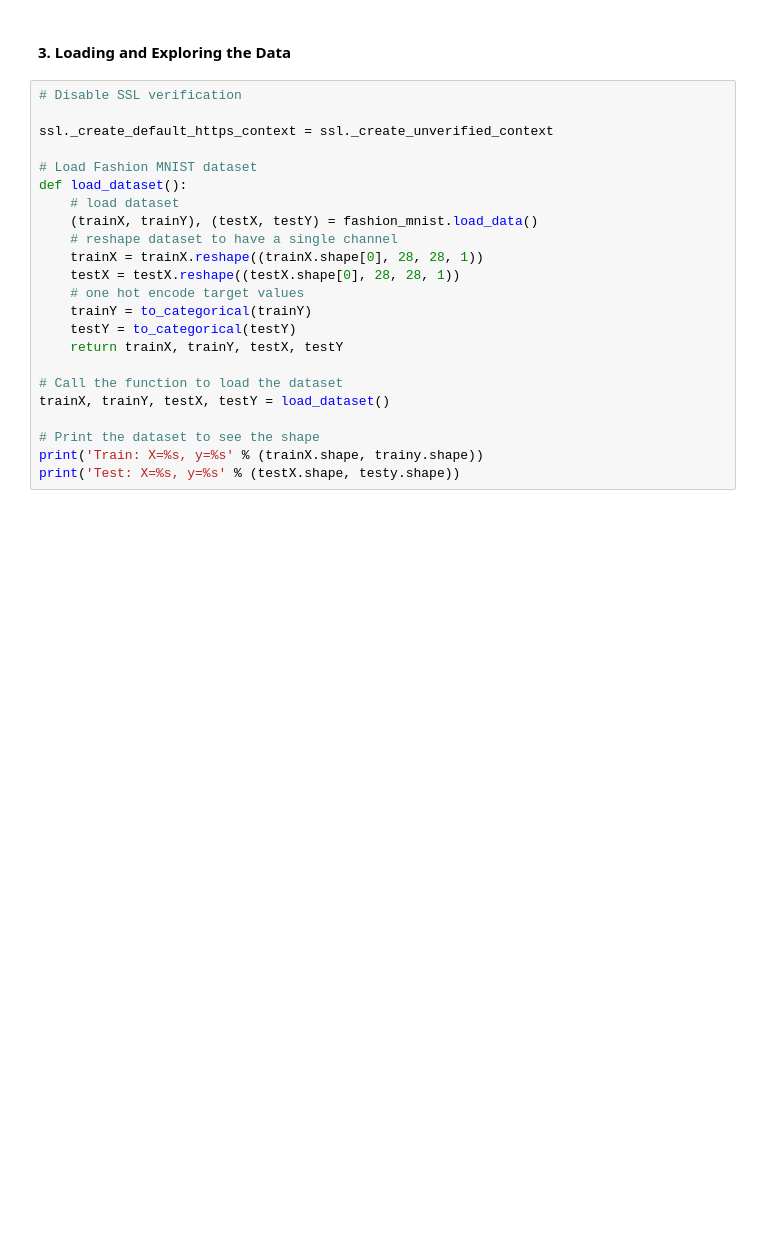
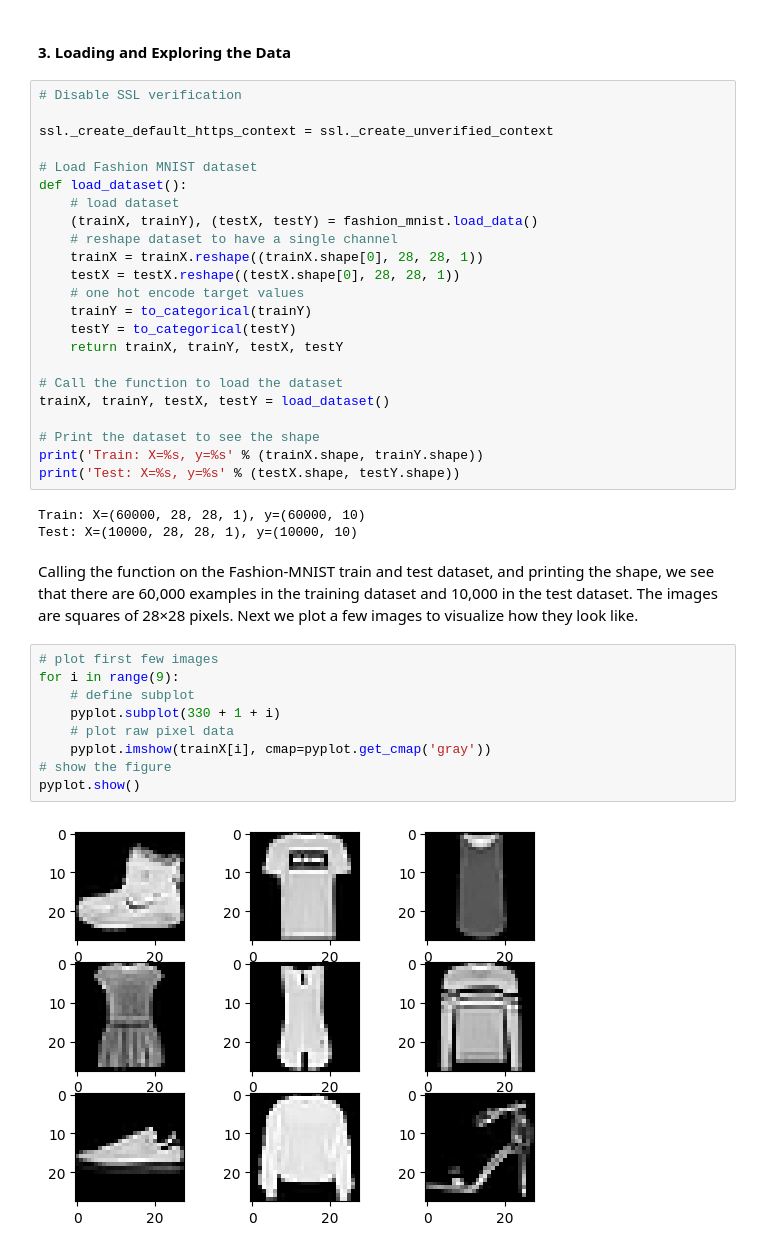
Before and after one commit to MugoDom/cnn-fashion-mnist, a Jupyter notebook: notebook/cnn_fashion_mnist.ipynb, the cells around one changed output. Cells and saved outputs as stored; diff of their text form; blank space fills up the shorter version.

```diff
--- a/notebook/cnn_fashion_mnist.ipynb
+++ b/notebook/cnn_fashion_mnist.ipynb
@@ -68,5 +68,21 @@ def load_dataset():
 trainX, trainY, testX, testY = load_dataset()
 
 # Print the dataset to see the shape
-print('Train: X=%s, y=%s' % (trainX.shape, trainy.shape))
-print('Test: X=%s, y=%s' % (testX.shape, testy.shape))
+print('Train: X=%s, y=%s' % (trainX.shape, trainY.shape))
+print('Test: X=%s, y=%s' % (testX.shape, testY.shape))
+# %% [output]
+Train: X=(60000, 28, 28, 1), y=(60000, 10)
+Test: X=(10000, 28, 28, 1), y=(10000, 10)
+# %% [markdown]
+Calling the function on the Fashion-MNIST train and test dataset, and printing the shape, we see that there are 60,000 examples in the training dataset and 10,000 in the test dataset. The images are squares of 28×28 pixels. Next we plot a few images to visualize how they look like.
+# %%
+# plot first few images
+for i in range(9):
+	# define subplot
+	pyplot.subplot(330 + 1 + i)
+	# plot raw pixel data
+	pyplot.imshow(trainX[i], cmap=pyplot.get_cmap('gray'))
+# show the figure
+pyplot.show()
+# %% [output]
+[figure, added]
```
Also changed, not shown: parts of 24 cells of this notebook.
